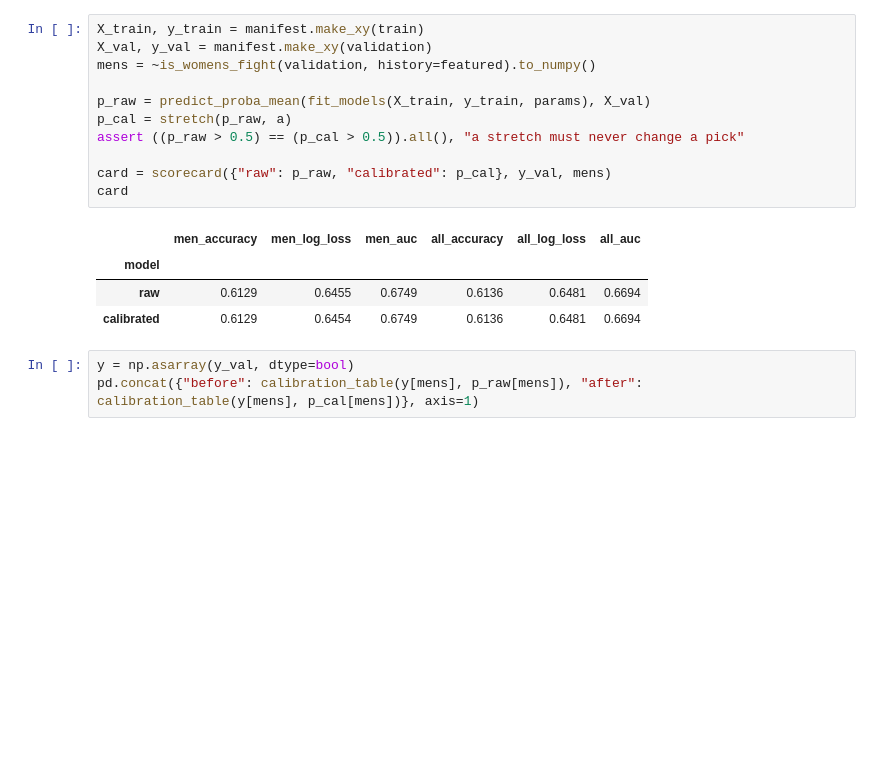
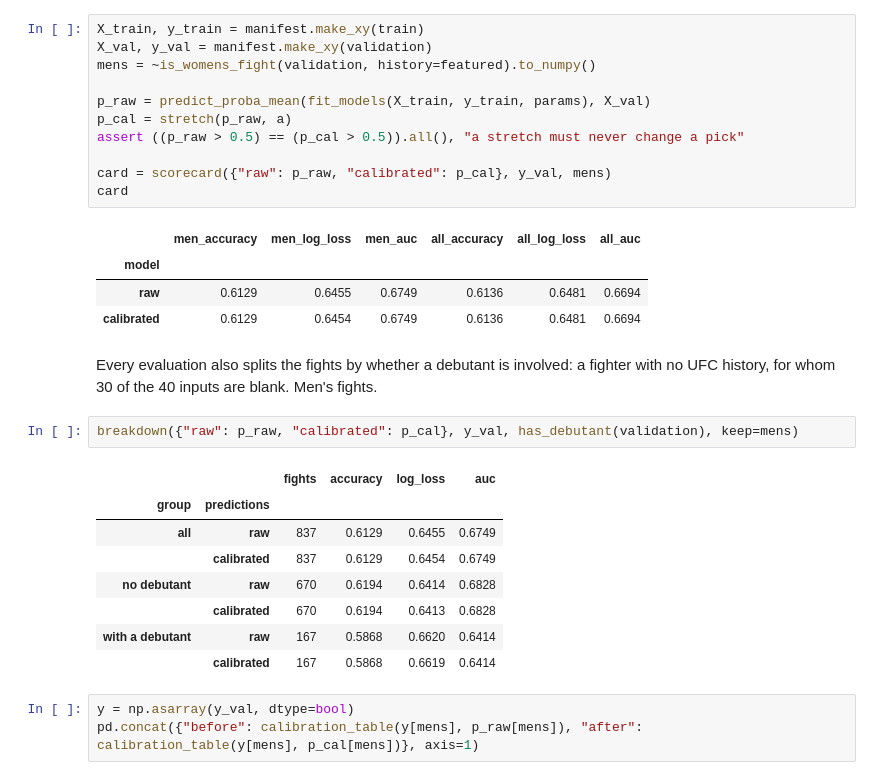
Before and after one commit to matteoberagnoli/ufc_fight_predictor, a Jupyter notebook: 06_calibration.ipynb, the cells around one changed output. Saved outputs shown, nothing was run; the diff lists cells and outputs as text; blank space fills up the shorter version.

```diff
--- a/06_calibration.ipynb
+++ b/06_calibration.ipynb
@@ -102,6 +102,20 @@ card
 | model |  |  |  |  |  |  |
 | raw | 0.6129 | 0.6455 | 0.6749 | 0.6136 | 0.6481 | 0.6694 |
 | calibrated | 0.6129 | 0.6454 | 0.6749 | 0.6136 | 0.6481 | 0.6694 |
+# %% [markdown]
+Every evaluation also splits the fights by whether a debutant is involved: a fighter with
+no UFC history, for whom 30 of the 40 inputs are blank. Men's fights.
+# %%
+breakdown({"raw": p_raw, "calibrated": p_cal}, y_val, has_debutant(validation), keep=mens)
+# %% [output]
+|  |  | fights | accuracy | log_loss | auc |
+| group | predictions |  |  |  |  |
+| all | raw | 837 | 0.6129 | 0.6455 | 0.6749 |
+|  | calibrated | 837 | 0.6129 | 0.6454 | 0.6749 |
+| no debutant | raw | 670 | 0.6194 | 0.6414 | 0.6828 |
+|  | calibrated | 670 | 0.6194 | 0.6413 | 0.6828 |
+| with a debutant | raw | 167 | 0.5868 | 0.6620 | 0.6414 |
+|  | calibrated | 167 | 0.5868 | 0.6619 | 0.6414 |
 # %%
 y = np.asarray(y_val, dtype=bool)
 pd.concat({"before": calibration_table(y[mens], p_raw[mens]), "after": calibration_table(y[mens], p_cal[mens])}, axis=1)
```
Also changed, not shown: parts of 2 cells of this notebook, 3 other files.
